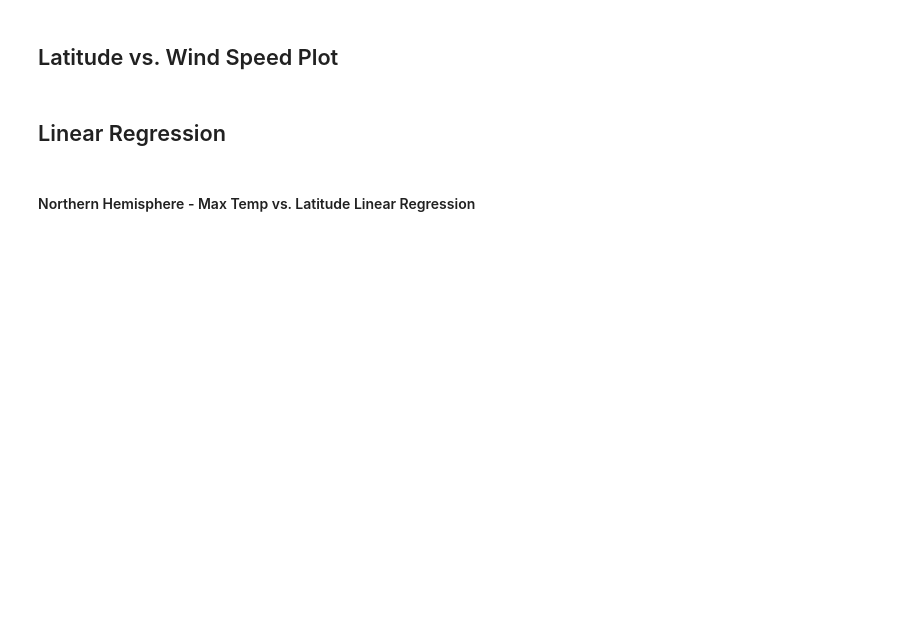
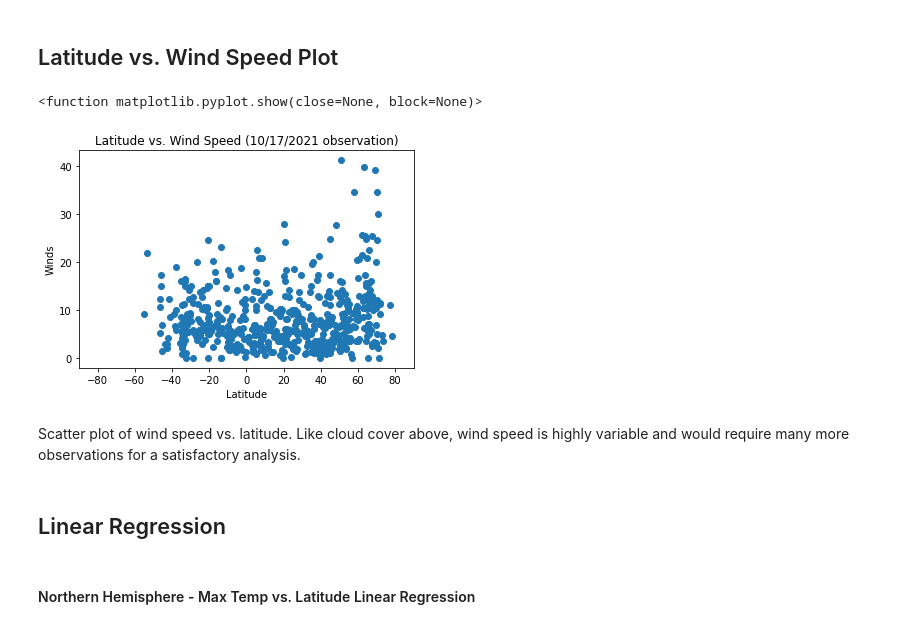
Before and after one commit to wpj174/python-api-challenge, a Jupyter notebook: WeatherPy.ipynb, the cells around one changed output. Drawn from its saved outputs; the diff is of its cells as text; code cells hidden in the pictures; blank space fills up the shorter version.

```diff
--- a/WeatherPy.ipynb
+++ b/WeatherPy.ipynb
@@ -79,4 +218,18 @@ Skip this step if there are no cities that have humidity > 100%.
 # %% [markdown]
 ## Latitude vs. Wind Speed Plot
+# %%
+# Build scatter plot for desired criteria
+plt.scatter(clean_city_data['Lat'], clean_city_data['Winds'])
+plt.title(f"Latitude vs. Wind Speed ({analysis_date} observation)")
+plt.xlabel('Latitude')
+plt.ylabel('Winds')
+plt.xlim(-90,90)
+
+plt.show
+# %% [output]
+<function matplotlib.pyplot.show(close=None, block=None)>
+[figure, added]
+# %% [markdown]
+Scatter plot of wind speed vs. latitude.  Like cloud cover above, wind speed is highly variable and would require many more observations for a satisfactory analysis.
 # %% [markdown]
 ## Linear Regression
```
Also changed, not shown: parts of 29 cells of this notebook, 2 other files.
